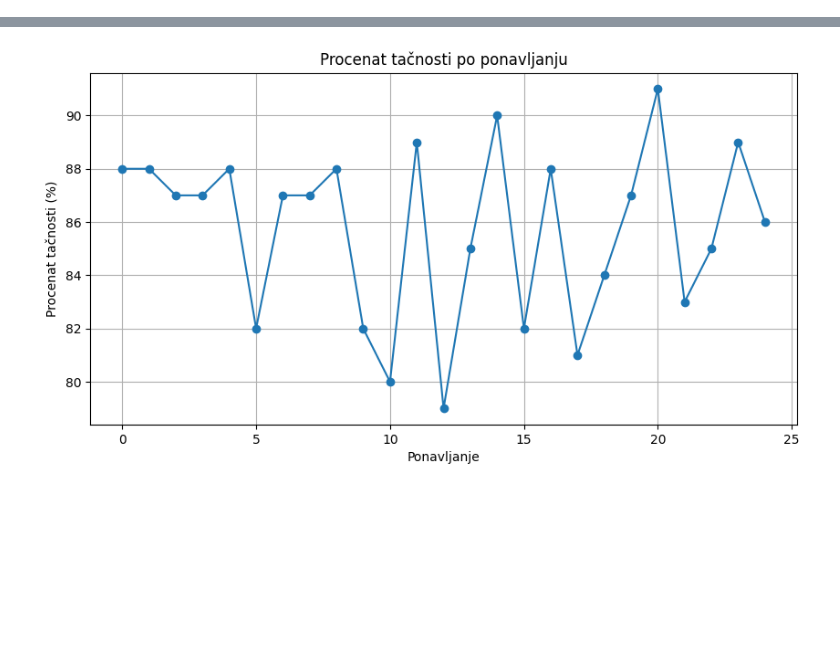
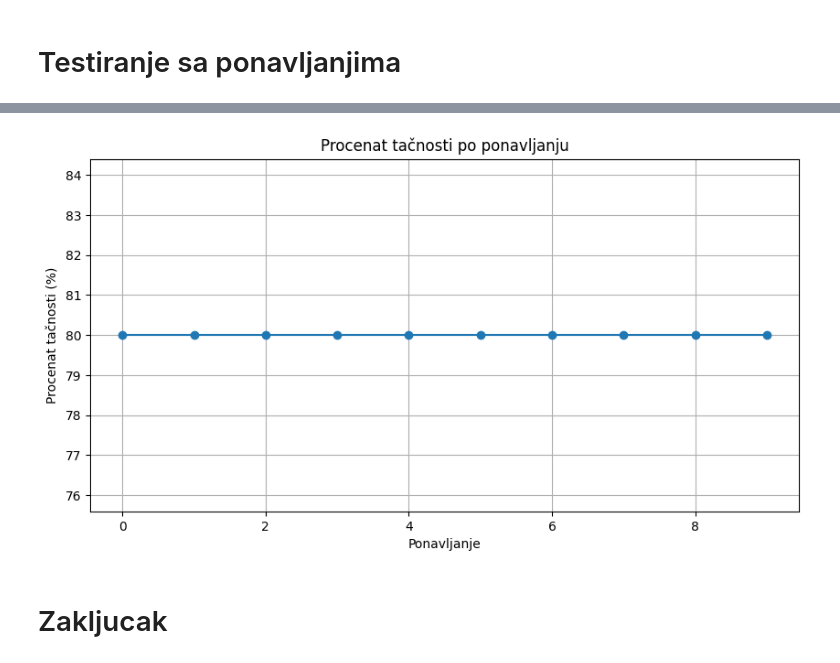
Before and after one commit to todortodorovic/IP2projekat, a Jupyter notebook: KlasifikacijaSvihZajedno.ipynb, the cells around one changed output, grey strips where cells are left out. Cells and saved outputs as stored; diff of their text form; code cells hidden in the pictures; blank space fills up the shorter version.

```diff
--- a/KlasifikacijaSvihZajedno.ipynb
+++ b/KlasifikacijaSvihZajedno.ipynb
@@ -135,0 +140,5 @@ Ali i pored gubitaka preciznost predikcije je odlicna na testu od 2500 pokusaja
+# %%
+# Evaluacija modela na test skupu
+gubitak, preciznost = model.evaluate(test_ds)
+print("Preciznost na test skupu:", preciznost)
+print("Gubitak na test skupu:", gubitak)
@@ -209,43 +220,45 @@ Stvarna klasa: Venera, Predviđena klasa: Venera, Tačno: True
+# %% [markdown]
+# Testiranje sa ponavljanjima
 # %%
 import numpy as np
 import matplotlib.pyplot as plt
 import tensorflow as tf
 
 # Pretvaranje test_ds u listu slika i oznaka
-test_images = []
-test_labels = []
-for images, labels in test_ds.unbatch().take(300):  # Uzmite 400 slika za testiranje
-    test_images.append(images.numpy())
-    test_labels.append(labels.numpy())
+test_slike = []
+test_oznake = []
+for slike, oznake in test_ds.unbatch().take(100):  # Uzmite 400 slika za testiranje
+    test_slike.append(slike.numpy())
+    test_oznake.append(oznake.numpy())
 
 # Inicijalizacija liste za skladištenje procenata tačnosti
 procenat_tacnost = []
 
-# Ponovite testiranje 25 puta
-for _ in range(25):
-    # Izaberite 100 nasumičnih slika i njihove labele za testiranje
-    indices = np.random.choice(range(len(test_images)), 100, replace=False)
+# Ponavljanje testiranje 10 puta
+for _ in range(10):
+    # 100 nasumičnih slika i njihove labele za testiranje
+    indeksi = np.random.choice(range(len(test_slike)), 100, replace=False)
 
     # Inicijalizacija brojača za tačna predviđanja i ukupan broj predviđanja
     tacna_predikcija = 0
     ukupno_predikcija = 0
 
-    for i in indices:
-        img = test_images[i]
-        true_label_index = test_labels[i]
-        true_label = imena_klasa[true_label_index]
+    for i in indeksi:
+        img = test_slike[i]
+        indeks = test_oznake[i]
+        prava_oznaka = imena_klasa[indeks]
 
-        # Dodajte batch dimenziju i napravite predikciju
-        img_array = np.expand_dims(img, axis=0)
-        prediction = model.predict(img_array)
-        predicted_class_index = np.argmax(prediction)
-        predicted_class = imena_klasa[predicted_class_index]
+        # Predikcija
+        img_niz = np.expand_dims(img, axis=0)
+        predikcija = model.predict(img_niz)
+        indeks_predvidjene_klase = np.argmax(predikcija)
+        predvidjena_klasa = imena_klasa[indeks_predvidjene_klase]
 
-        # Provera da li je predviđena klasa tačna
-        is_correct = true_label == predicted_class
-        if is_correct:
-            tacna_predikcija += 1
-        ukupno_predikcija += 1
+        # Proveravanje tačnosti predviđanja
+        tacno = prava_oznaka == predvidjena_klasa
+        if tacno:
+            tacna_predikcija += 1        # Ažuriranje broja tačnih predviđanja
+        ukupno_predikcija += 1              # Ažuriranje ukupnog broja predviđanja
 
     # Izračunavanje i dodavanje procenta tačnosti u listu
     preciznost = (tacna_predikcija / ukupno_predikcija) * 100
@@ -282 +293 @@ plt.show()
-[figure, old version]
+[figure, new version]
@@ -293,0 +294,2 @@ Takodje dosta objekata je tesko razlikovati i ljudskim okom, pa se moze reci da
+# %% [markdown]
+# Zakljucak
```
Also changed, not shown: parts of 10 cells of this notebook, 2 other files.
